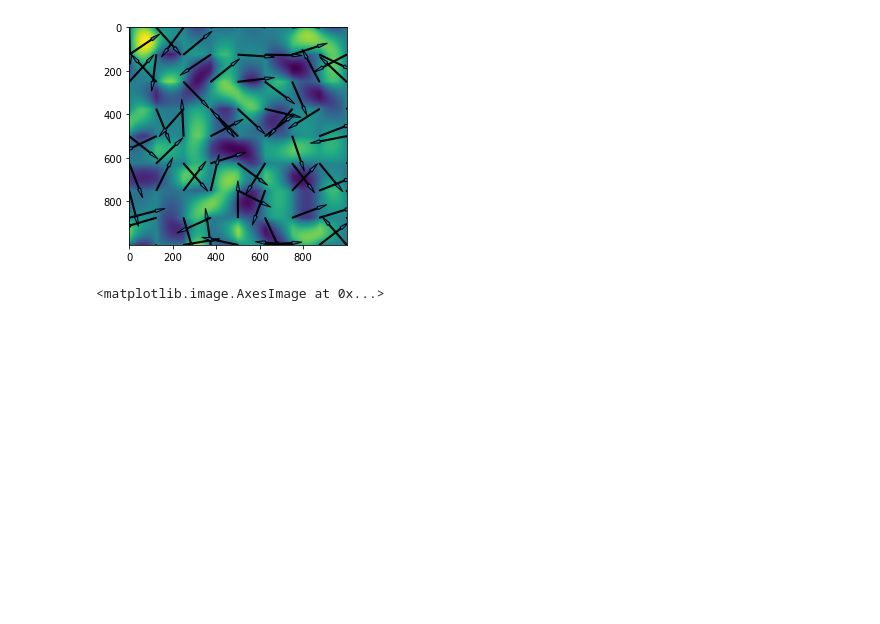
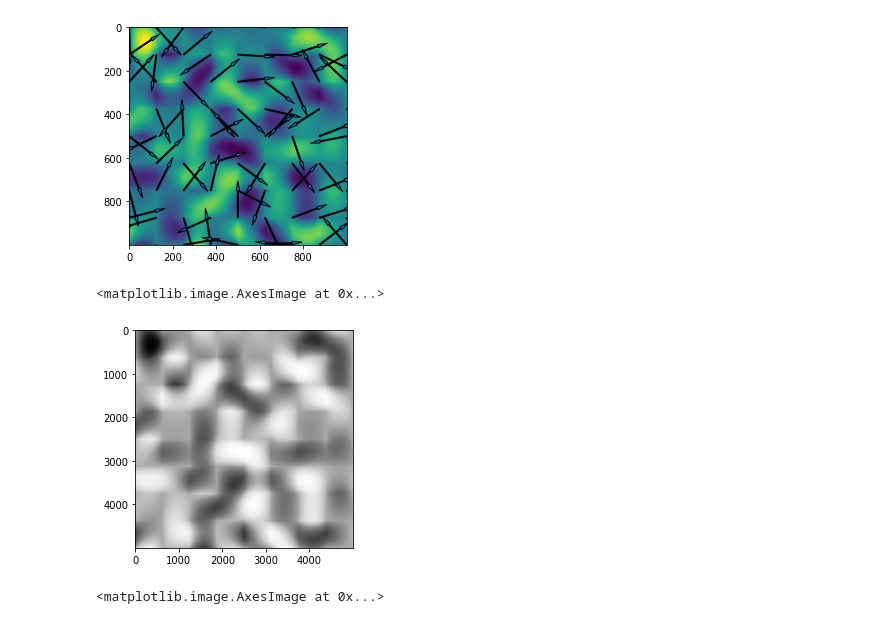
Before and after one commit to Wolframettes/Noise, a Jupyter notebook: Perlin.ipynb, the cells around one changed output. Saved outputs shown, nothing was run; the diff lists cells and outputs as text; code cells hidden in the pictures; blank space fills up the shorter version.

```diff
--- a/Perlin.ipynb
+++ b/Perlin.ipynb
@@ -169,6 +218,11 @@ def PlotLatticeGradient(lattice,gradient):
 PlotLatticeGradient(perlinimage,gradient)
 # %% [output]
 [figure]
+# %%
+plt.imshow(perlinimage, cmap ='Greys' )
+# %% [output]
+<matplotlib.image.AxesImage at 0x...>
+[figure, added]
 # %%
 plt.imshow(perlinimage, cmap ='magma' )
 # %% [output]
```
Also changed, not shown: parts of 9 cells of this notebook.
